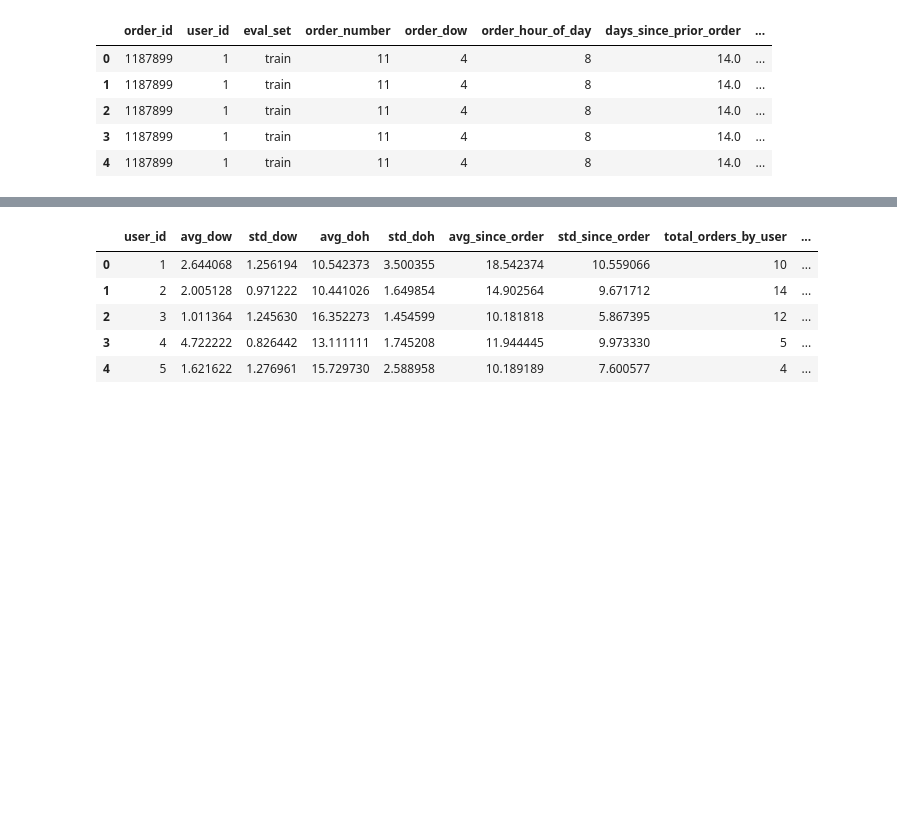
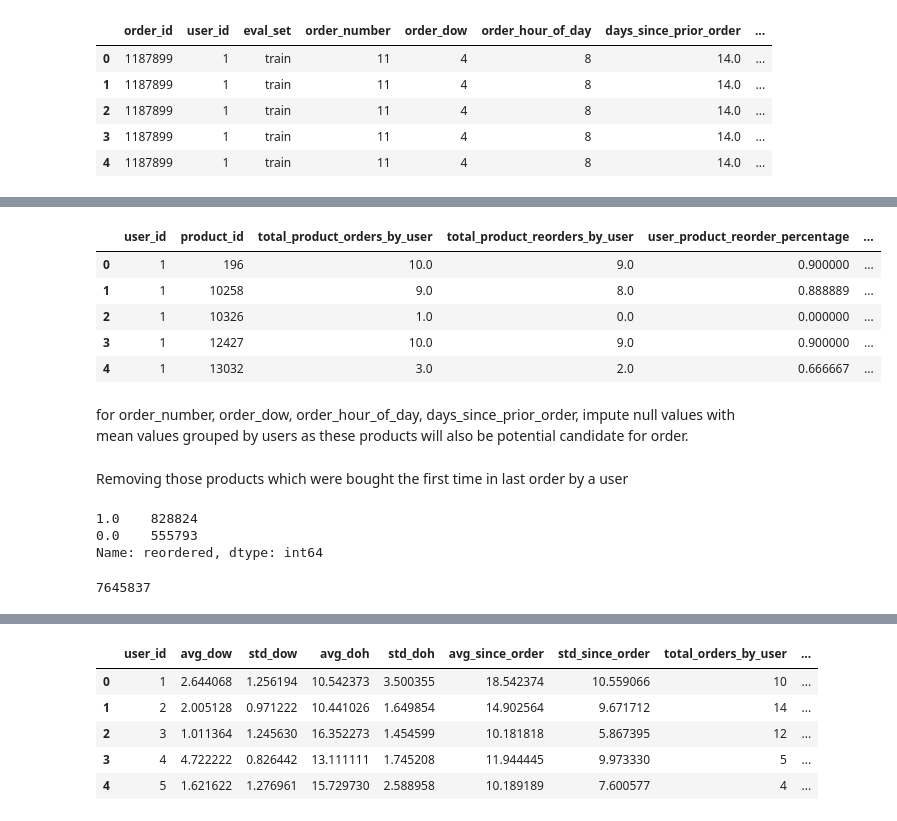
Before and after one commit to archd3sai/Instacart-Market-Basket-Analysis, a Jupyter notebook: Data Preparation.ipynb, the cells around one changed output, grey strips where cells are left out. Drawn from its saved outputs; the diff is of its cells as text; code cells hidden in the pictures; blank space fills up the shorter version.

```diff
--- a/Data Preparation.ipynb
+++ b/Data Preparation.ipynb
@@ -56,6 +53,6 @@ departments = pd.read_csv(root + 'departments.csv')
 # %%
-df = orders.merge(order_products_train, on = 'order_id', how = 'inner')
-df.head()
+train_orders = orders.merge(order_products_train, on = 'order_id', how = 'inner')
+train_orders.head()
 # %% [output]
 |  | order_id | user_id | eval_set | order_number | order_dow | order_hour_of_day | days_since_prior_order | ... |
 | 0 | 1187899 | 1 | train | 11 | 4 | 8 | 14.0 | ... |
@@ -65,0 +65,2 @@ df.head()
+# %%
+train_orders.drop(['eval_set', 'add_to_cart_order', 'order_id'], axis = 1, inplace = True)
@@ -65,0 +69,3 @@ df.head()
+# %%
+train_users = train_orders.user_id.unique()
+train_users[:10]
@@ -65,0 +89,3 @@ df.head()
+# %%
+df = user_product_features[user_product_features.user_id.isin(train_users)]
+df.head()
@@ -65,0 +99,12 @@ df.head()
+# %%
+df = df.merge(train_orders, on = ['user_id', 'product_id'], how = 'outer')
+df.head()
+# %% [output]
+|  | user_id | product_id | total_product_orders_by_user | total_product_reorders_by_user | user_product_reorder_percentage | ... |
+| 0 | 1 | 196 | 10.0 | 9.0 | 0.900000 | ... |
+| 1 | 1 | 10258 | 9.0 | 8.0 | 0.888889 | ... |
+| 2 | 1 | 10326 | 1.0 | 0.0 | 0.000000 | ... |
+| 3 | 1 | 12427 | 10.0 | 9.0 | 0.900000 | ... |
+| 4 | 1 | 13032 | 3.0 | 2.0 | 0.666667 | ... |
+# %% [markdown]
+for order_number, order_dow, order_hour_of_day, days_since_prior_order, impute null values with mean values grouped by users as these products will also be potential candidate for order.
@@ -65,0 +117,12 @@ df.head()
+# %% [markdown]
+Removing those products which were bought the first time in last order by a user
+# %%
+df.reordered.value_counts()
+# %% [output]
+1.0    828824
+0.0    555793
+Name: reordered, dtype: int64
+# %%
+df.reordered.isnull().sum()
+# %% [output]
+7645837
```
Also changed, not shown: parts of 40 cells of this notebook, 3 other files.
